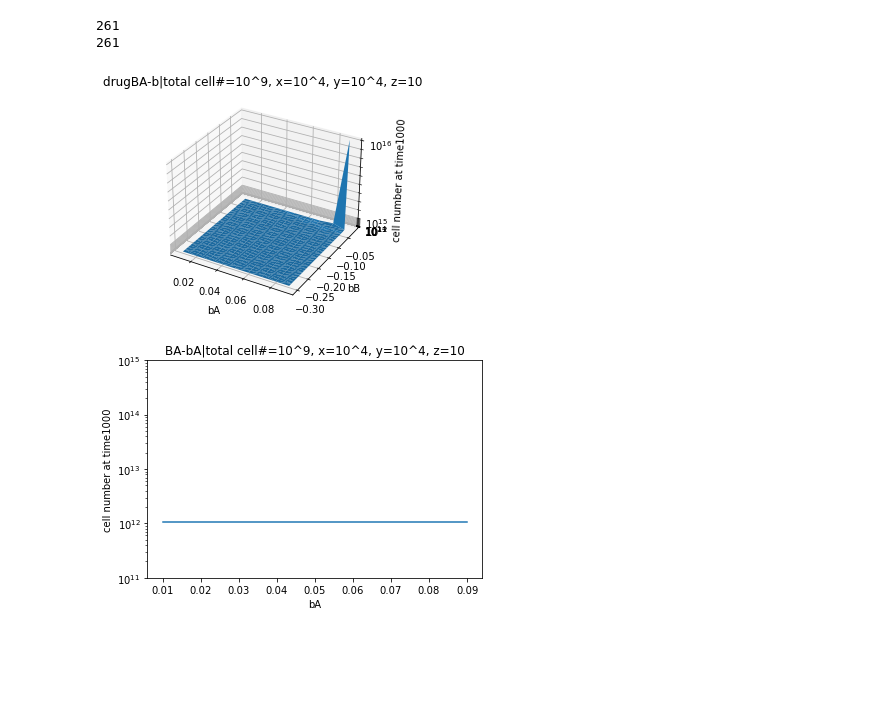
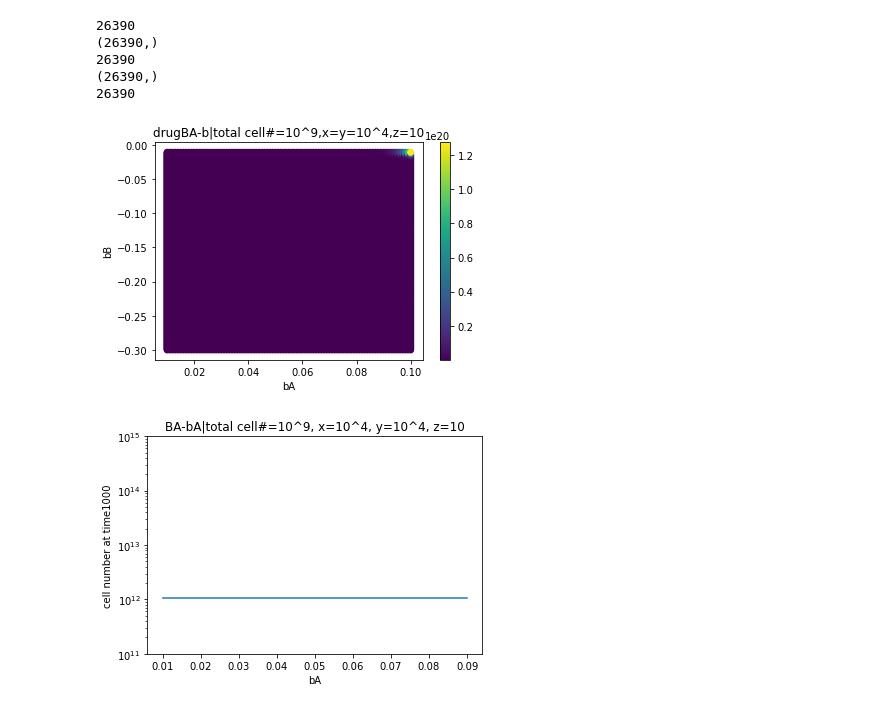
Before and after one commit to yuqianxigua/EGFR-TKIs-therapy, a Jupyter notebook: 4_ParaDepend/b/ParaDep-b-BA.ipynb, the cells around one changed output. Cells and saved outputs as stored; diff of their text form; code cells hidden in the pictures; blank space fills up the shorter version.

```diff
--- a/4_ParaDepend/b/ParaDep-b-BA.ipynb
+++ b/4_ParaDepend/b/ParaDep-b-BA.ipynb
@@ -36,52 +36,56 @@ cB = 0.024
 fB = 0.022
 gB = 0.0000001 # W-X
 hB = 0.0000001 # W-Y
 kB = 0.0000001 # W-Z
 pB = 0.0000001 # X-Z
 qB = 0.0000001 # Y-Z
 # paramsB = (aB, bB, cB, fB, gB, hB, kB, pB, qB )
 
 finalnumber = list()
 x = list()
 y = list()
 
-for bA in np.arange(0.01, 0.1, 0.01):
-    for bB in np.arange(-0.3, -0.01, 0.01):
+for bA in np.arange(0.01, 0.1, 0.001):
+    for bB in np.arange(-0.3, -0.01, 0.001):
         x.append(bA)
         paramsA = (aA, bA, cA, fA, gA, hA, kA, pA, qA)
         y.append(bB)
         paramsB = (aB, bB, cB, fB, gB, hB, kB, pB, qB)
         list_t = np.arange(0, tan, 0.01)
         list_t1 = np.arange(tan, t_end, 0.1)
         cell_init = [initial_N - 10**4 - 10**4 - 10, 10**4, 10**4, 10]
         cells = odeint(func, cell_init, list_t, args = paramsB)
         i = len(list_t)-1
         cell1_init = [cells[i, 0], cells[i, 1], cells[i, 2], cells[i, 3]]
         cell1 = odeint(func, cell1_init, list_t1, args = paramsA)
         celltotal = cells[:, 0] + cells[:, 1] + cells[:, 2] + cells[:, 3]
         celltotal1 = cell1[:, 0] + cell1[:, 1] + cell1[:, 2] + cell1[:, 3]
         finalnumber.append(celltotal1[-1])
 
-x = np.array(x)
-print (len(x))
-y = np.array(y)
-print (len(y))
-z = np.array(finalnumber)
-fig = plt.figure()
-ax = plt.axes(projection = "3d")
-ax.plot_trisurf(x, y, z, label = 'total cell number')
-ax.set_zscale('log')
-ax.set_zlim(10**11, 10**16)
-ax.set_xlabel('bA')
-ax.set_ylabel('bB')
-ax.set_zlabel('cell number at time1000')
-ax.set_title('drugBA-b|total cell#=10^9, x=10^4, y=10^4, z=10')
+X = np.array(x)
+print(len(x))
+print(X.shape)
+Y = np.array(y)
+print(len(y))
+print(Y.shape)
+# X, Y = np.meshgrid(X, Y)
+Z = np.array(finalnumber, dtype=float)
+print(len(finalnumber))
+
+plt.scatter(X, Y, c=Z, cmap=plt.cm.get_cmap('viridis') )
+plt.colorbar()  # Add a colorbar for reference
+plt.xlabel('bA')
+plt.ylabel('bB')
+plt.title('drugBA-b|total cell#=10^9,x=y=10^4,z=10')
 
 plt.show()
 # %% [output]
-261
-261
+26390
+(26390,)
+26390
+(26390,)
+26390
-[figure, old version]
+[figure, new version]
 # %%
 ## bA
 aBa = -0.32
```
Also changed, not shown: 18 other files.
